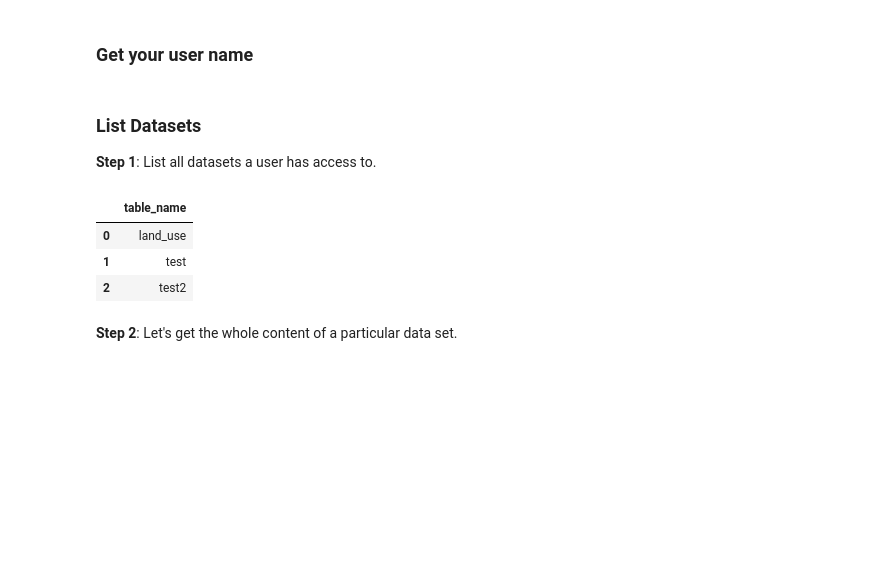
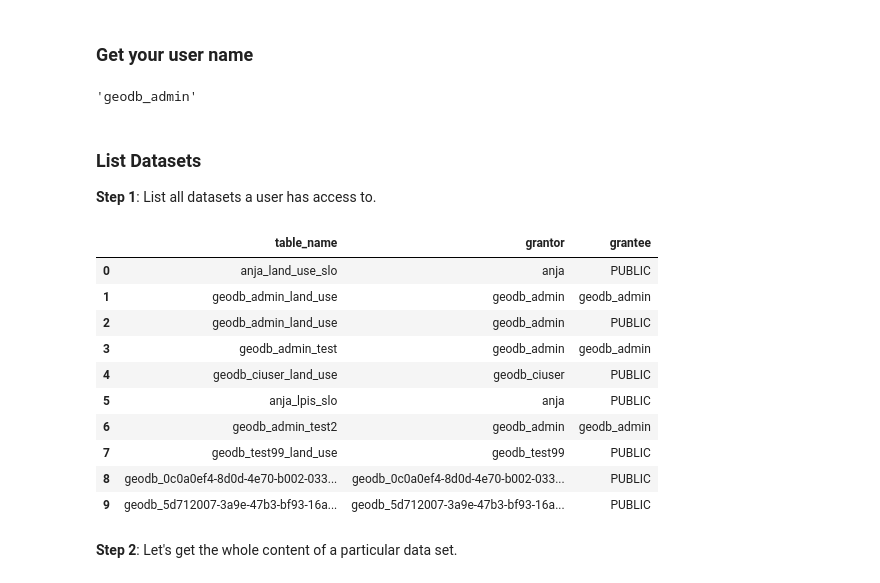
Before and after one commit to xcube-dev/xcube-geodb, a Jupyter notebook: notebooks/geodb_explore_datasets.ipynb, the cells around one changed output. Drawn from its saved outputs; the diff is of its cells as text; code cells hidden in the pictures; blank space fills up the shorter version.

```diff
--- a/notebooks/geodb_explore_datasets.ipynb
+++ b/notebooks/geodb_explore_datasets.ipynb
@@ -35,18 +33,29 @@ Install xcube geoDB with command:
+# %%
+geodb = GeoDBClient()
 # %% [markdown]
 ### Get your user name
 # %%
 geodb.whoami
+# %% [output]
+'geodb_admin'
 # %% [markdown]
 ### List Datasets
 
 __Step 1__: List all datasets a user has access to.
 # %%
-geodb.get_collections() # to be updated so that all available collections are displayed includign sensible information ont heir availability, e.g. public, purchased, etc..
+geodb.get_my_collections() # to be updated so that all available collections are displayed includign sensible information ont heir availability, e.g. public, purchased, etc..
 # %% [output]
-|  | table_name |
-| 0 | land_use |
-| 1 | test |
-| 2 | test2 |
+|  | table_name | grantor | grantee |
+| 0 | anja_land_use_slo | anja | PUBLIC |
+| 1 | geodb_admin_land_use | geodb_admin | geodb_admin |
+| 2 | geodb_admin_land_use | geodb_admin | PUBLIC |
+| 3 | geodb_admin_test | geodb_admin | geodb_admin |
+| 4 | geodb_ciuser_land_use | geodb_ciuser | PUBLIC |
+| 5 | anja_lpis_slo | anja | PUBLIC |
+| 6 | geodb_admin_test2 | geodb_admin | geodb_admin |
+| 7 | geodb_test99_land_use | geodb_test99 | PUBLIC |
+| 8 | geodb_0c0a0ef4-8d0d-4e70-b002-033... | geodb_0c0a0ef4-8d0d-4e70-b002-033... | PUBLIC |
+| 9 | geodb_5d712007-3a9e-47b3-bf93-16a... | geodb_5d712007-3a9e-47b3-bf93-16a... | PUBLIC |
 # %% [markdown]
 __Step 2__: Let's get the whole content of a particular data set.
 # %%
```
Also changed, not shown: parts of 8 cells of this notebook, 3 other files.
